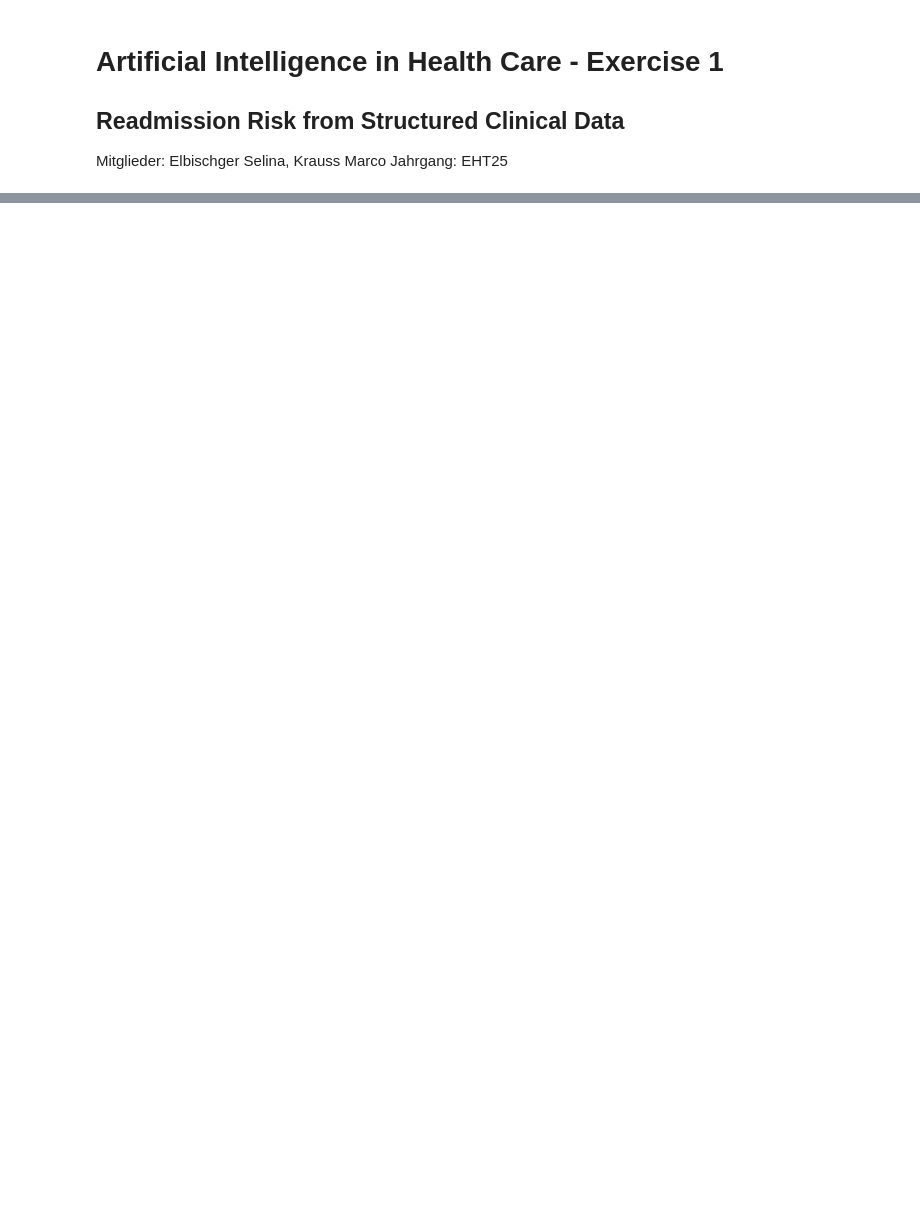
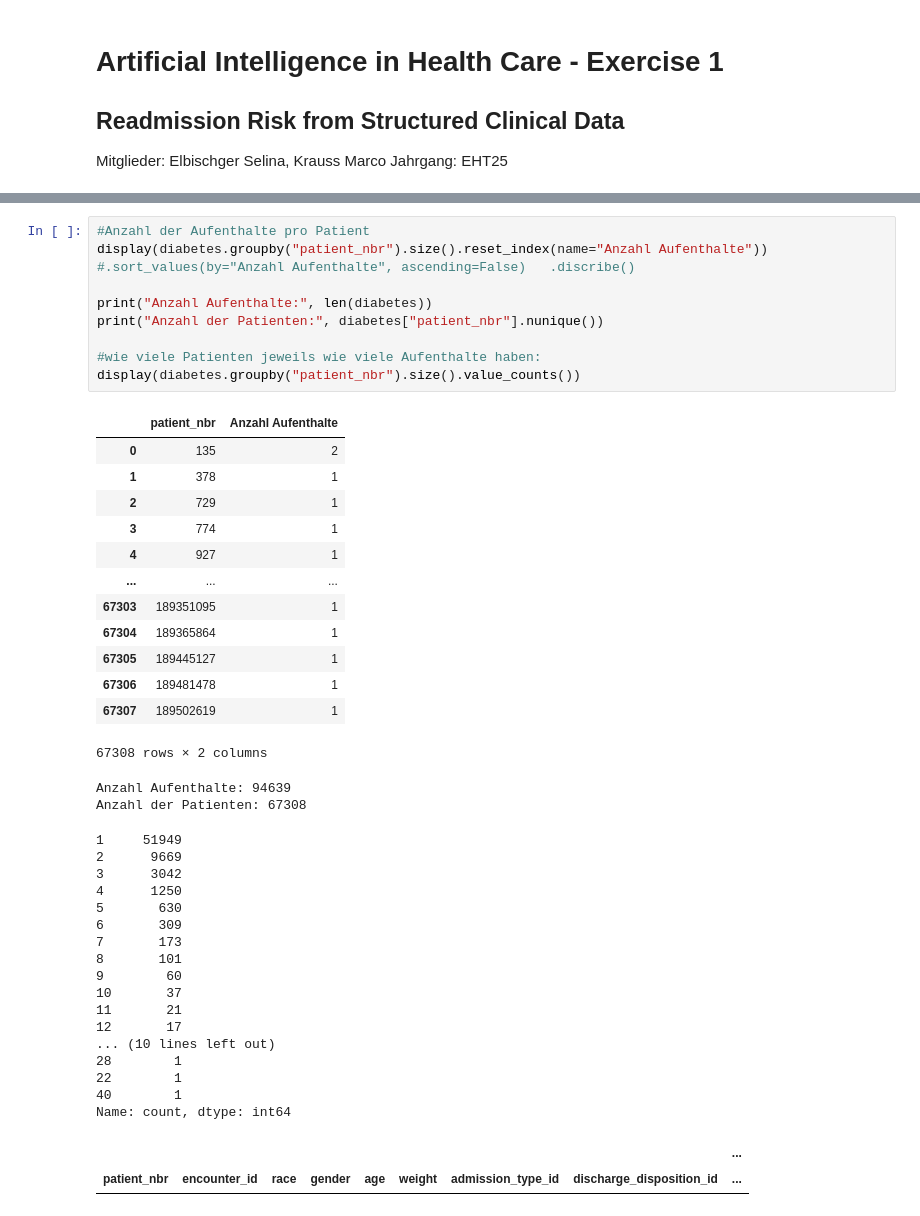
Before and after one commit to Marcinho2107/KIGW, a Jupyter notebook: ue1/ue1_elbischger_krauss.ipynb, the cells around one changed output, grey strips where cells are left out. Drawn from its saved outputs; the diff is of its cells as text; blank space fills up the shorter version.

```diff
--- a/ue1/ue1_elbischger_krauss.ipynb
+++ b/ue1/ue1_elbischger_krauss.ipynb
@@ -29,0 +189,44 @@ Das Ziel dieser Übung ist es das Wiederaufnahmerisiko anhand des Diabetes-Daten
+# %%
+#Anzahl der Aufenthalte pro Patient
+display(diabetes.groupby("patient_nbr").size().reset_index(name="Anzahl Aufenthalte")) #.sort_values(by="Anzahl Aufenthalte", ascending=False)   .discribe()
+
+print("Anzahl Aufenthalte:", len(diabetes))
+print("Anzahl der Patienten:", diabetes["patient_nbr"].nunique())
+
+#wie viele Patienten jeweils wie viele Aufenthalte haben:
+display(diabetes.groupby("patient_nbr").size().value_counts())
+# %% [output]
+|  | patient_nbr | Anzahl Aufenthalte |
+| 0 | 135 | 2 |
+| 1 | 378 | 1 |
+| 2 | 729 | 1 |
+| 3 | 774 | 1 |
+| 4 | 927 | 1 |
+| ... | ... | ... |
+| 67303 | 189351095 | 1 |
+| 67304 | 189365864 | 1 |
+| 67305 | 189445127 | 1 |
+| 67306 | 189481478 | 1 |
+| 67307 | 189502619 | 1 |
+67308 rows × 2 columns
+Anzahl Aufenthalte: 94639
+Anzahl der Patienten: 67308
+1     51949
+2      9669
+3      3042
+4      1250
+5       630
+6       309
+7       173
+8       101
+9        60
+10       37
+11       21
+12       17
+... (10 lines left out)
+28        1
+22        1
+40        1
+Name: count, dtype: int64
+|  |  |  |  |  |  |  |  | ... |
+| patient_nbr | encounter_id | race | gender | age | weight | admission_type_id | discharge_disposition_id | ... |
```
Also changed, not shown: parts of 11 cells of this notebook.
